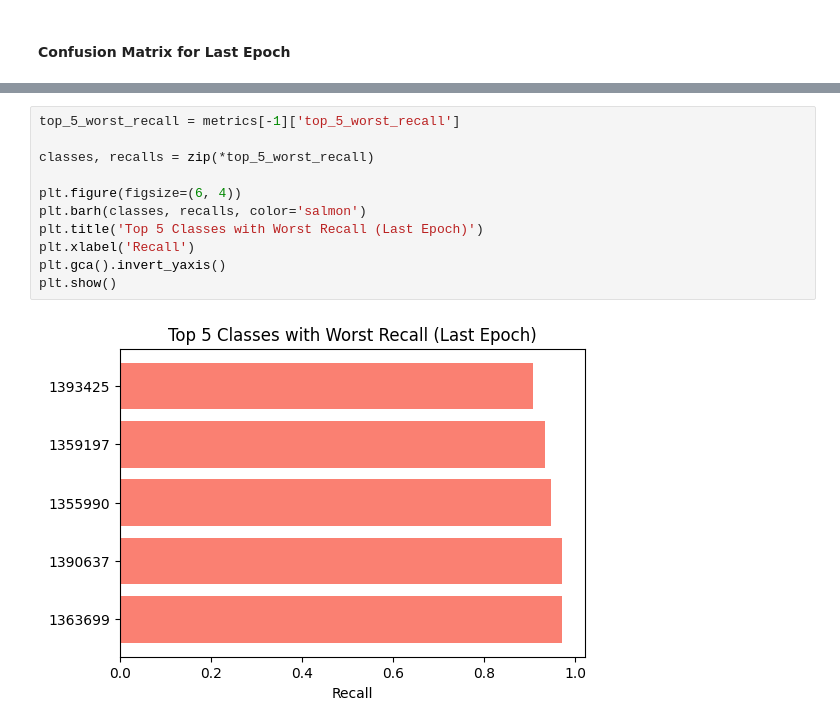
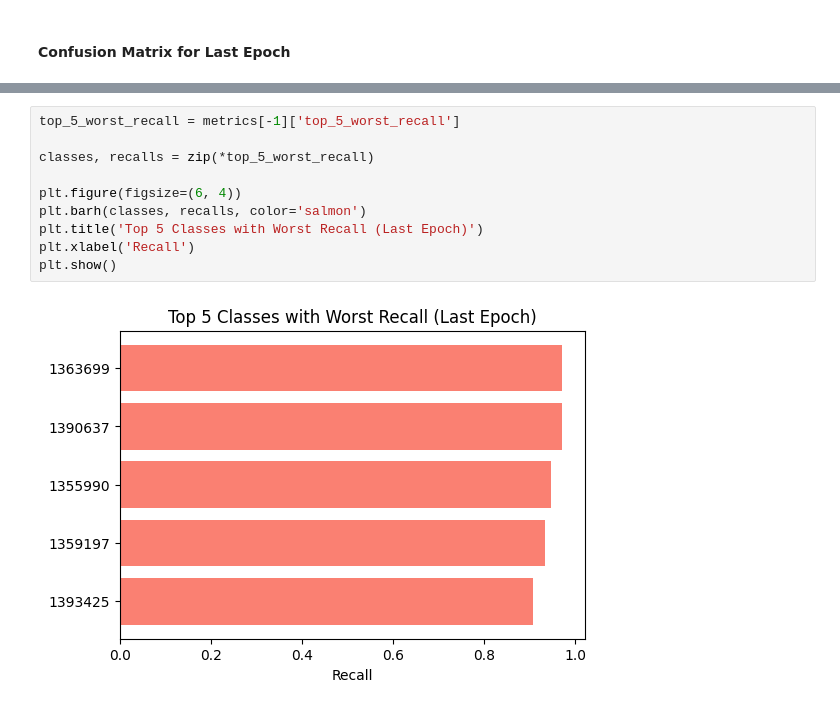
Before and after one commit to wieczorekaleksandra/trees_recognition, a Jupyter notebook: model_visualization.ipynb, the cells around one changed output, grey strips where cells are left out. Saved outputs shown, nothing was run; the diff lists cells and outputs as text.

```diff
--- a/model_visualization.ipynb
+++ b/model_visualization.ipynb
@@ -189,13 +170,12 @@ plt.show()
 # %%
 top_5_worst_recall = metrics[-1]['top_5_worst_recall']
 
 classes, recalls = zip(*top_5_worst_recall)
 
 plt.figure(figsize=(6, 4))
 plt.barh(classes, recalls, color='salmon')
 plt.title('Top 5 Classes with Worst Recall (Last Epoch)')
 plt.xlabel('Recall')
-plt.gca().invert_yaxis()
 plt.show()
 # %% [output]
-[figure, old version]
+[figure, new version]
```
Also changed, not shown: parts of 6 cells of this notebook.
